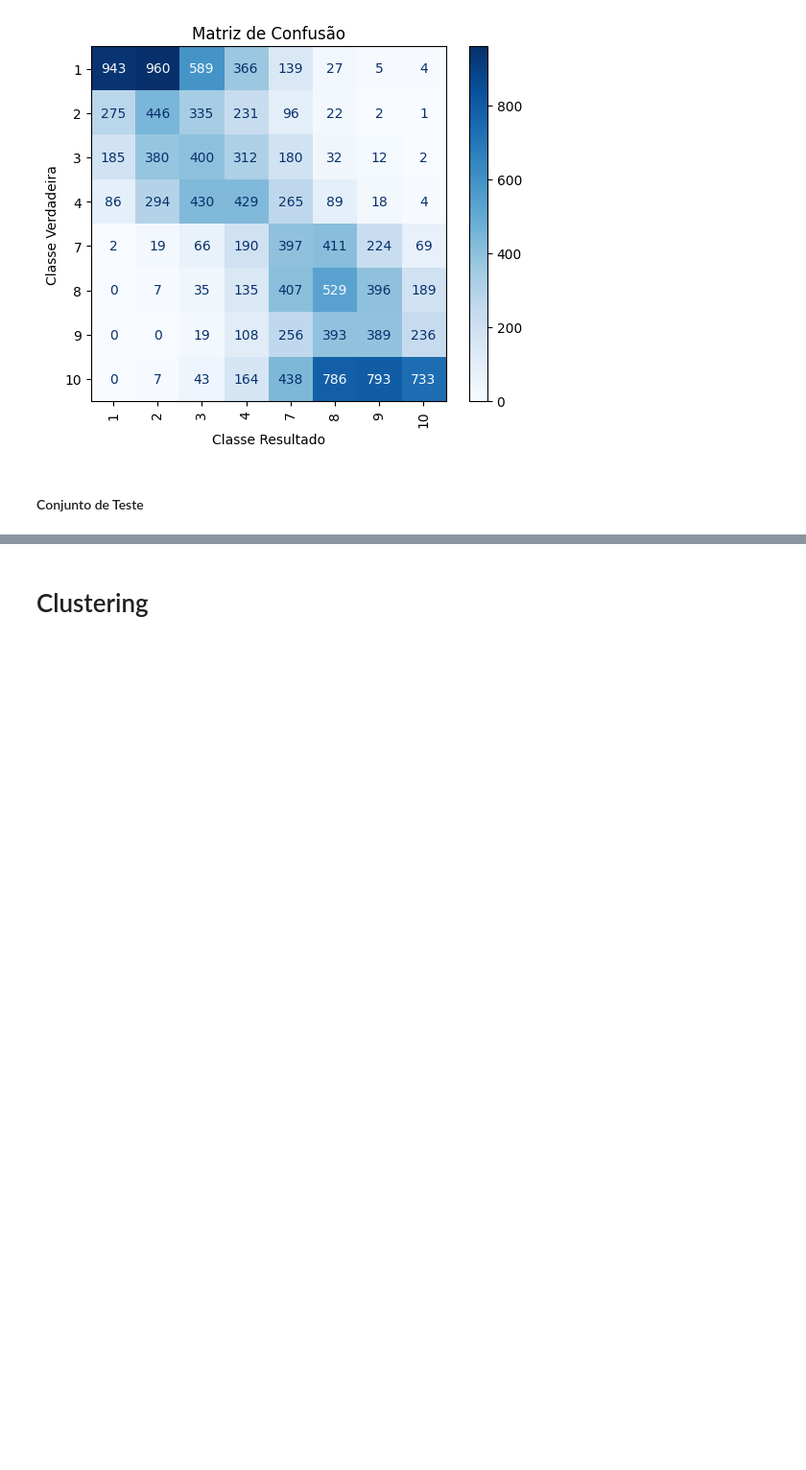
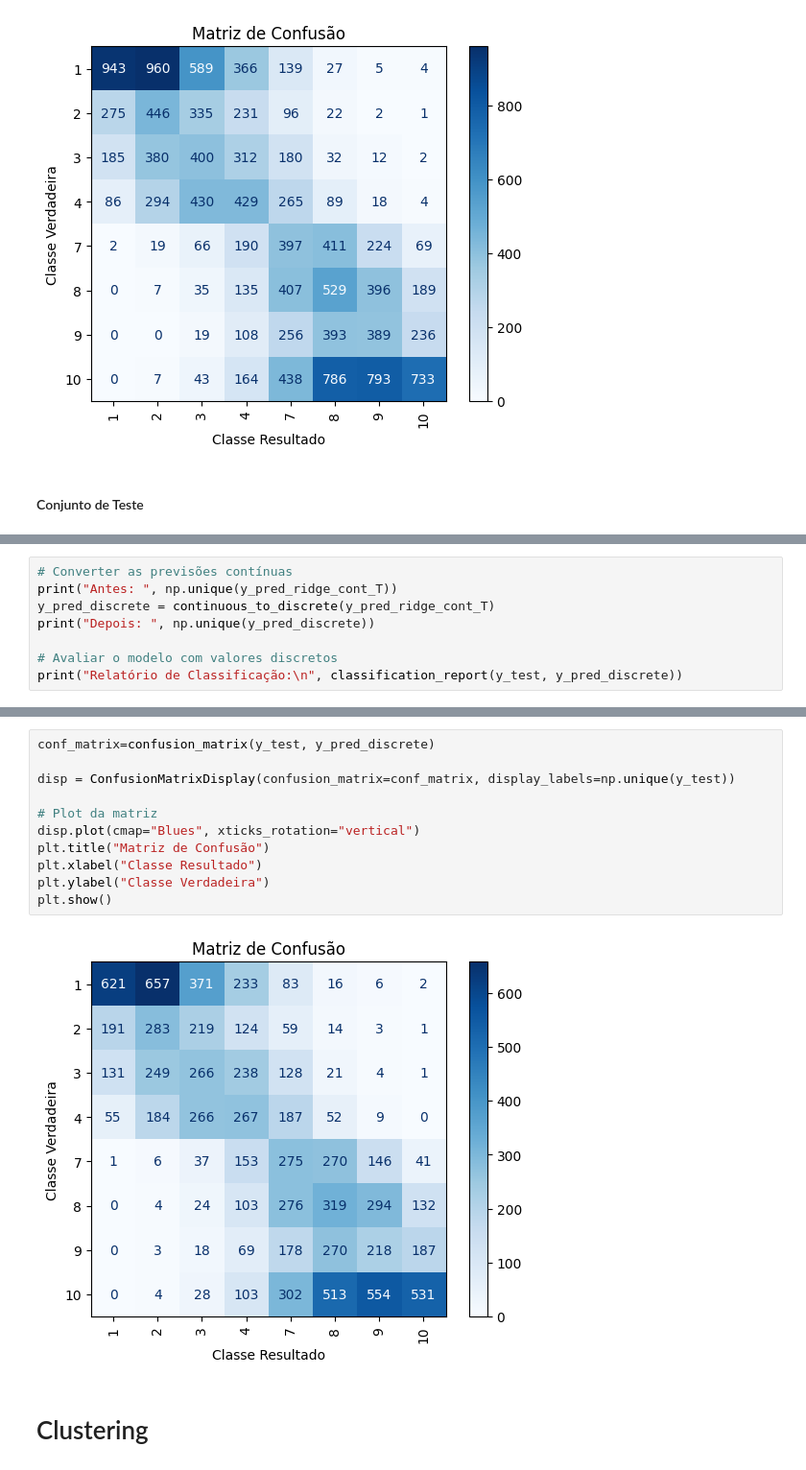
Before and after one commit to RafaelAlexDias/AA, a Jupyter notebook: TP2/A50735A50773A50801TP2.ipynb, the cells around one changed output, grey strips where cells are left out. Shown at 96% size. Cells and saved outputs as stored; diff of their text form; blank space fills up the shorter version.

```diff
--- a/TP2/A50735A50773A50801TP2.ipynb
+++ b/TP2/A50735A50773A50801TP2.ipynb
@@ -549,0 +620,8 @@ plt.show()
+# %%
+# Converter as previsões contínuas
+print("Antes: ", np.unique(y_pred_ridge_cont_T))
+y_pred_discrete = continuous_to_discrete(y_pred_ridge_cont_T)
+print("Depois: ", np.unique(y_pred_discrete))
+
+# Avaliar o modelo com valores discretos
+print("Relatório de Classificação:\n", classification_report(y_test, y_pred_discrete))
@@ -550,3 +647,16 @@ plt.show()
+# %%
+conf_matrix=confusion_matrix(y_test, y_pred_discrete)
+
+disp = ConfusionMatrixDisplay(confusion_matrix=conf_matrix, display_labels=np.unique(y_test))
+
+# Plot da matriz
+disp.plot(cmap="Blues", xticks_rotation="vertical")
+plt.title("Matriz de Confusão")
+plt.xlabel("Classe Resultado")
+plt.ylabel("Classe Verdadeira")
+plt.show()
+# %% [output]
+[figure, added]
 # %% [markdown]
 # Clustering
 # %% [markdown]
```
Also changed, not shown: parts of 10 cells of this notebook.
